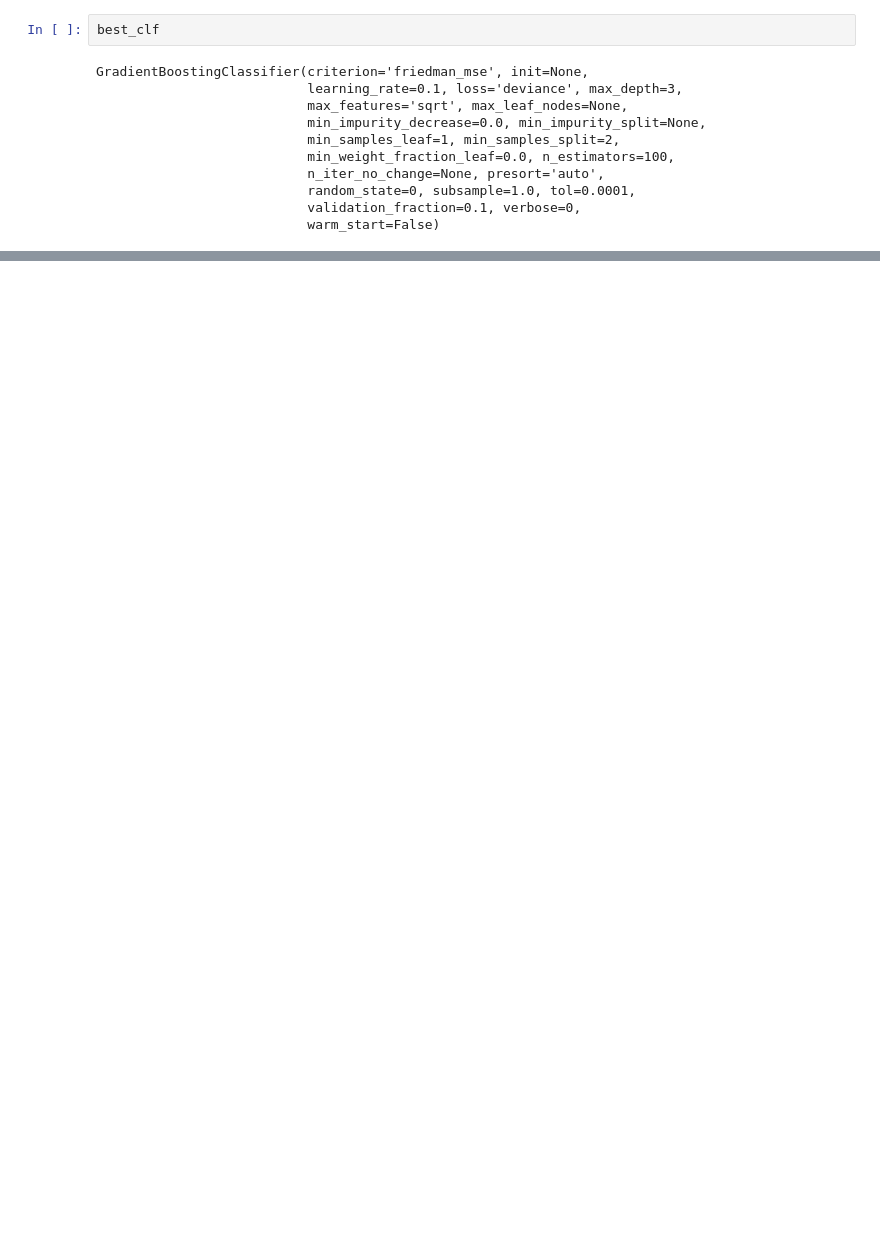
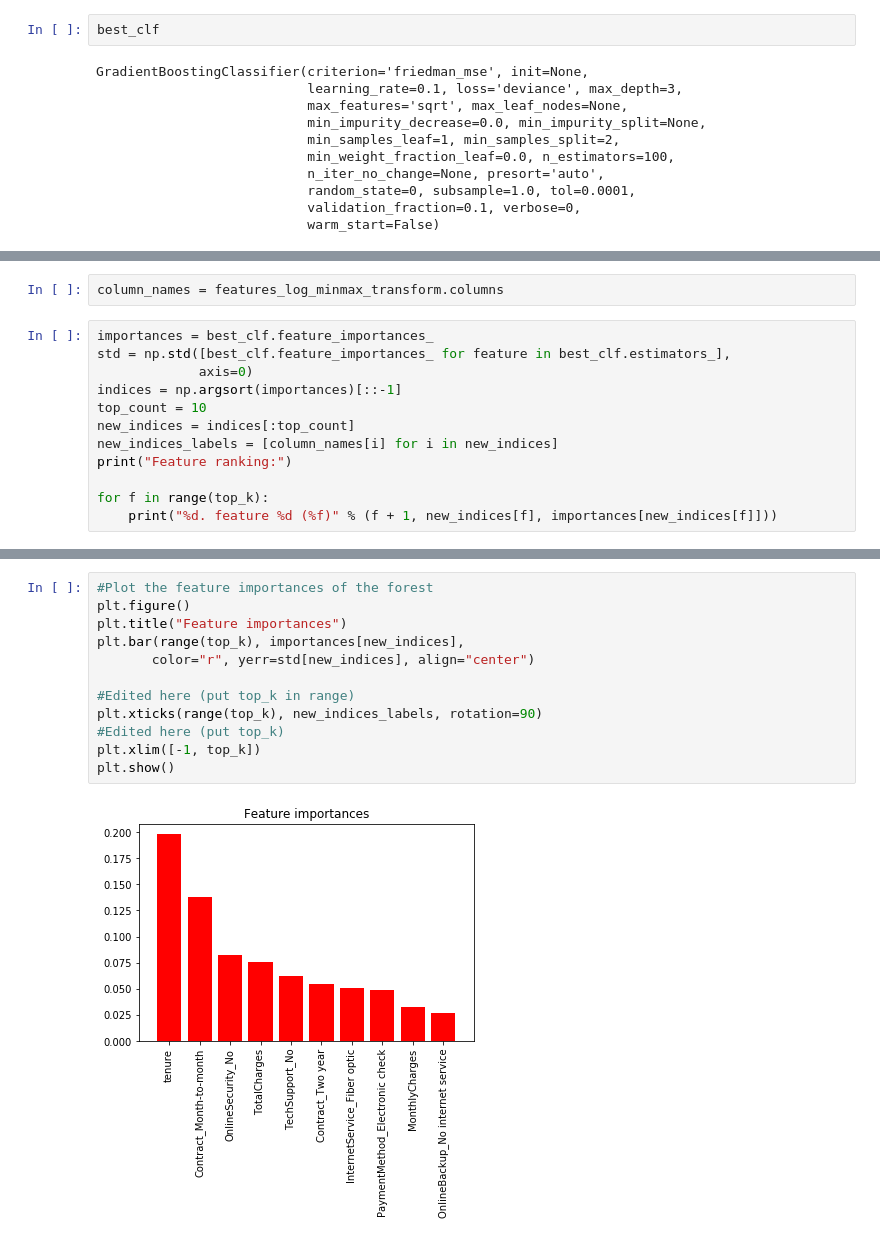
Before and after one commit to pshoukry/udacity-ml-nanodegree-capstone, a Jupyter notebook: notebooks/Churn Analysis.ipynb, the cells around one changed output, grey strips where cells are left out. Saved outputs shown, nothing was run; the diff lists cells and outputs as text; blank space fills up the shorter version.

```diff
--- a/notebooks/Churn Analysis.ipynb
+++ b/notebooks/Churn Analysis.ipynb
@@ -344,0 +315,14 @@ Index(['SeniorCitizen', 'tenure', 'MonthlyCharges', 'TotalCharges',
+# %%
+column_names = features_log_minmax_transform.columns
+# %%
+importances = best_clf.feature_importances_
+std = np.std([best_clf.feature_importances_ for feature in best_clf.estimators_],
+             axis=0)
+indices = np.argsort(importances)[::-1]
+top_count = 10
+new_indices = indices[:top_count]
+new_indices_labels = [column_names[i] for i in new_indices]
+print("Feature ranking:")
+
+for f in range(top_k):
+    print("%d. feature %d (%f)" % (f + 1, new_indices[f], importances[new_indices[f]]))
@@ -344,0 +341,14 @@ Index(['SeniorCitizen', 'tenure', 'MonthlyCharges', 'TotalCharges',
+# %%
+#Plot the feature importances of the forest
+plt.figure()
+plt.title("Feature importances")
+plt.bar(range(top_k), importances[new_indices],
+       color="r", yerr=std[new_indices], align="center")
+
+#Edited here (put top_k in range)
+plt.xticks(range(top_k), new_indices_labels, rotation=90)
+#Edited here (put top_k)
+plt.xlim([-1, top_k])
+plt.show()
+# %% [output]
+[figure, added]
```
Also changed, not shown: parts of 9 cells of this notebook, 3 other files.
